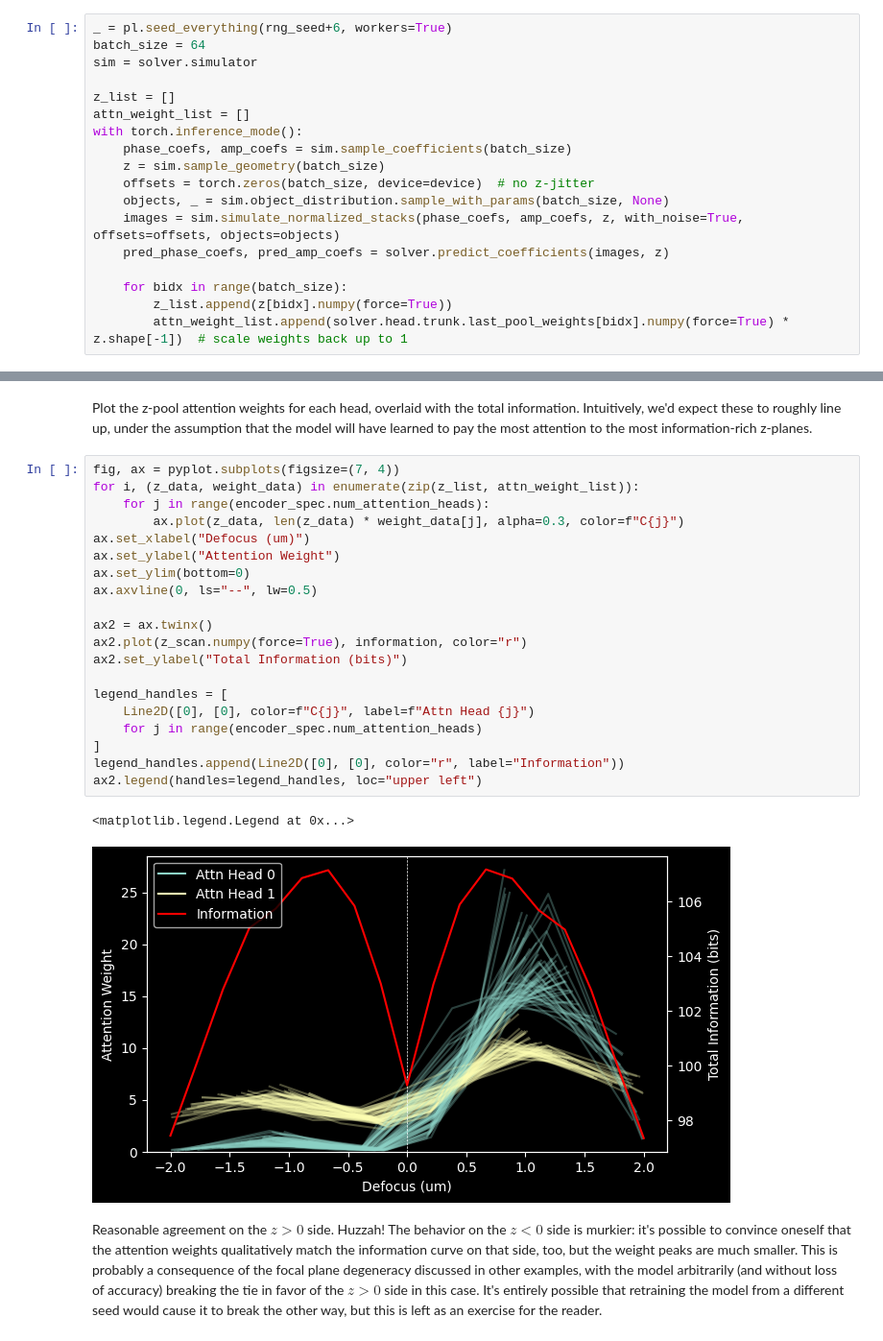
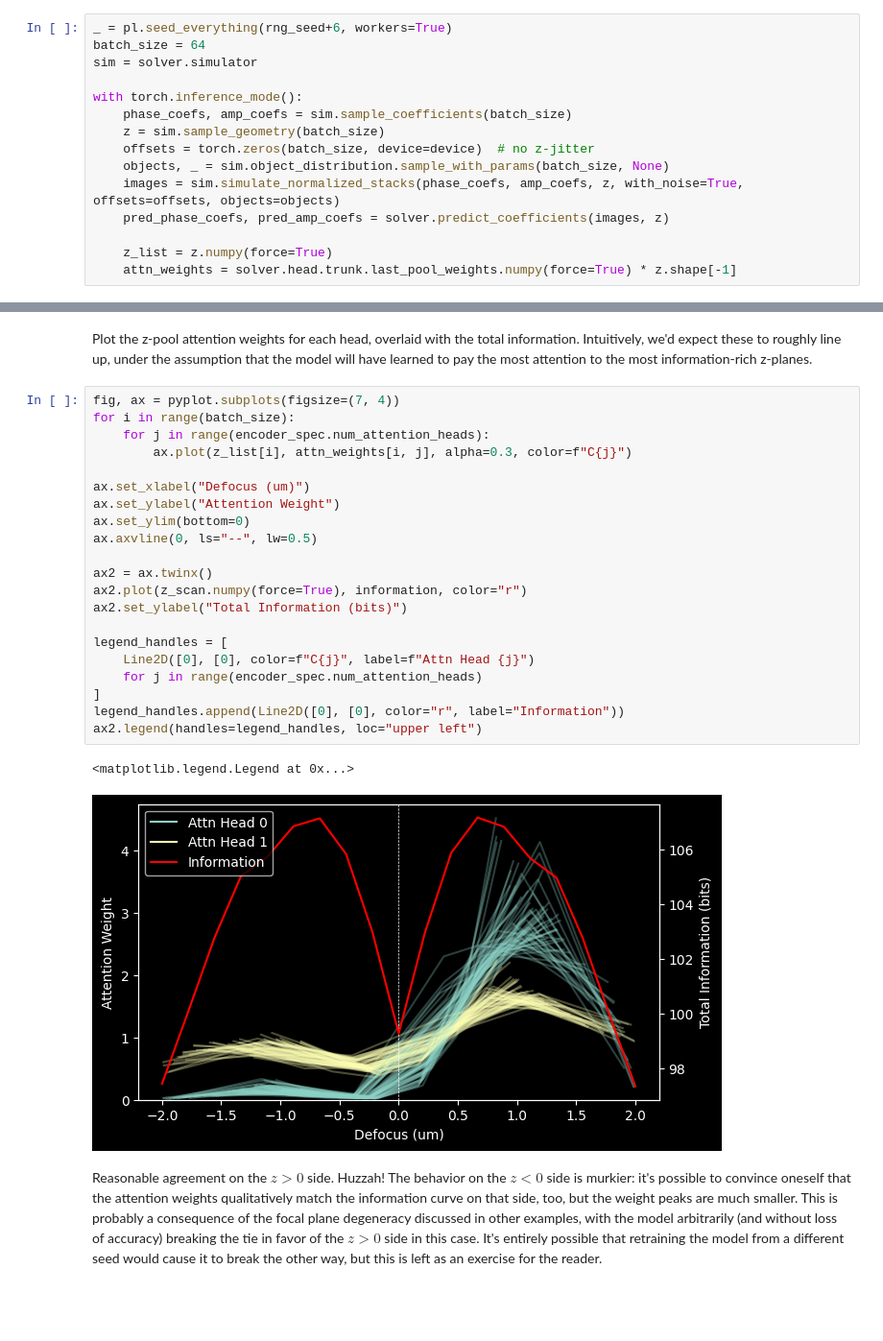
Before and after one commit to walterfu1064/cynosure, a Jupyter notebook: examples/zstack_decoding/example_2f.ipynb, the cells around one changed output, grey strips where cells are left out. Shown at 96% size. Saved outputs shown, nothing was run; the diff lists cells and outputs as text; blank space fills up the shorter version.

```diff
--- a/examples/zstack_decoding/example_2f.ipynb
+++ b/examples/zstack_decoding/example_2f.ipynb
@@ -223,8 +225,6 @@ _ = pl.seed_everything(rng_seed+6, workers=True)
 batch_size = 64
 sim = solver.simulator
 
-z_list = []
-attn_weight_list = []
 with torch.inference_mode():
     phase_coefs, amp_coefs = sim.sample_coefficients(batch_size)
     z = sim.sample_geometry(batch_size)
@@ -233,9 +233,8 @@ with torch.inference_mode():
     images = sim.simulate_normalized_stacks(phase_coefs, amp_coefs, z, with_noise=True, offsets=offsets, objects=objects)
     pred_phase_coefs, pred_amp_coefs = solver.predict_coefficients(images, z)
 
-    for bidx in range(batch_size):
-        z_list.append(z[bidx].numpy(force=True))
-        attn_weight_list.append(solver.head.trunk.last_pool_weights[bidx].numpy(force=True) * z.shape[-1])  # scale weights back up to 1
+    z_list = z.numpy(force=True)
+    attn_weights = solver.head.trunk.last_pool_weights.numpy(force=True) * z.shape[-1]
 # %% [output]
 Seed set to 129
 # %% [markdown]
@@ -258,27 +257,28 @@ information = calculate_mutual_information(augmented_fisher_samples, prior_covar
 Plot the z-pool attention weights for each head, overlaid with the total information. Intuitively, we'd expect these to roughly line up, under the assumption that the model will have learned to pay the most attention to the most information-rich z-planes.
 # %%
 fig, ax = pyplot.subplots(figsize=(7, 4))
-for i, (z_data, weight_data) in enumerate(zip(z_list, attn_weight_list)):
+for i in range(batch_size):
     for j in range(encoder_spec.num_attention_heads):
-        ax.plot(z_data, len(z_data) * weight_data[j], alpha=0.3, color=f"C{j}")
+        ax.plot(z_list[i], attn_weights[i, j], alpha=0.3, color=f"C{j}")
+
 ax.set_xlabel("Defocus (um)")
 ax.set_ylabel("Attention Weight")
 ax.set_ylim(bottom=0)
 ax.axvline(0, ls="--", lw=0.5)
 
 ax2 = ax.twinx()
 ax2.plot(z_scan.numpy(force=True), information, color="r")
 ax2.set_ylabel("Total Information (bits)")
 
 legend_handles = [
     Line2D([0], [0], color=f"C{j}", label=f"Attn Head {j}")
     for j in range(encoder_spec.num_attention_heads)
 ]
 legend_handles.append(Line2D([0], [0], color="r", label="Information"))
 ax2.legend(handles=legend_handles, loc="upper left")
 # %% [output]
 <matplotlib.legend.Legend at 0x...>
-[figure, old version]
+[figure, new version]
 # %% [markdown]
 Reasonable agreement on the $z > 0$ side. Huzzah! The behavior on the $z < 0$ side is murkier: it's possible to convince oneself that the attention weights qualitatively match the information curve on that side, too, but the weight peaks are much smaller. This is probably a consequence of the focal plane degeneracy discussed in other examples, with the model arbitrarily (and without loss of accuracy) breaking the tie in favor of the $z > 0$ side in this case. It's entirely possible that retraining the model from a different seed would cause it to break the other way, but this is left as an exercise for the reader.
 # %% [markdown]
```
Also changed, not shown: parts of 12 cells of this notebook, 2 other files.
